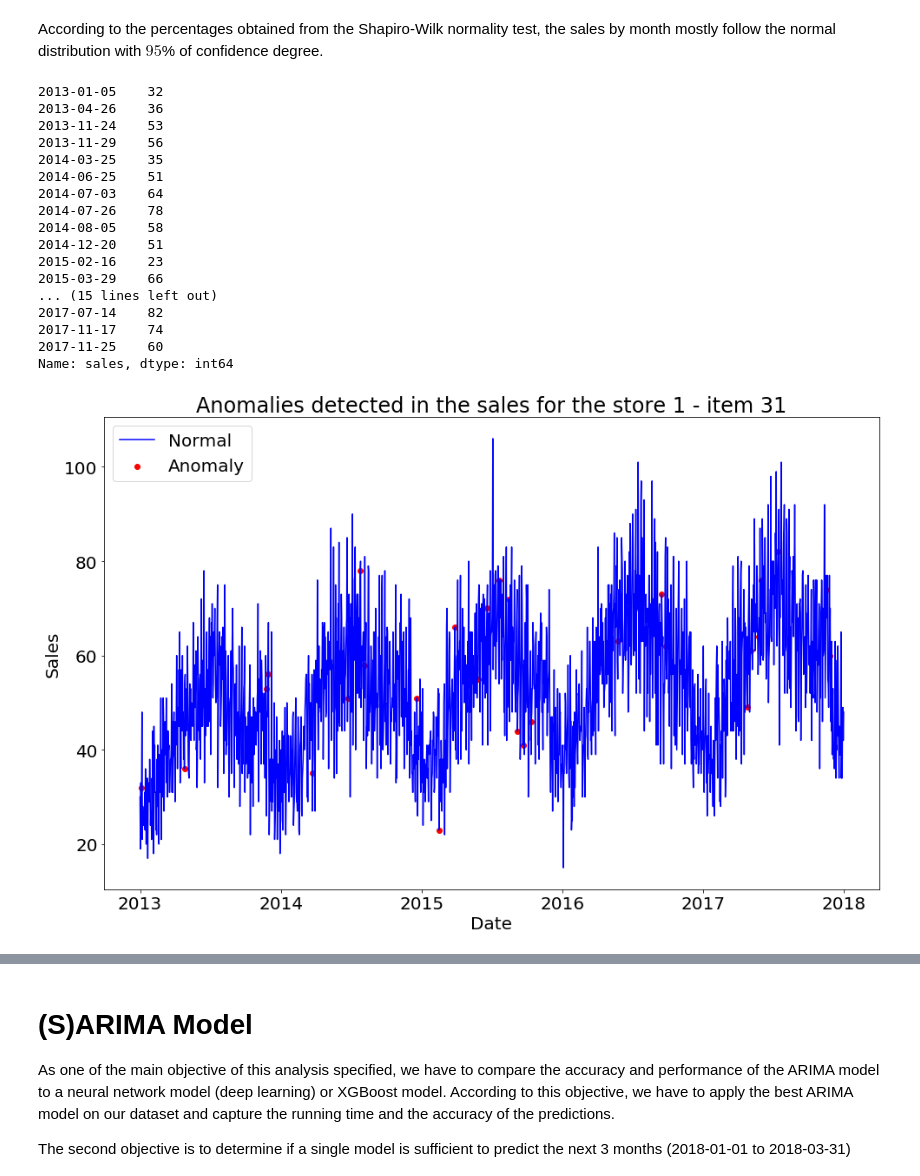
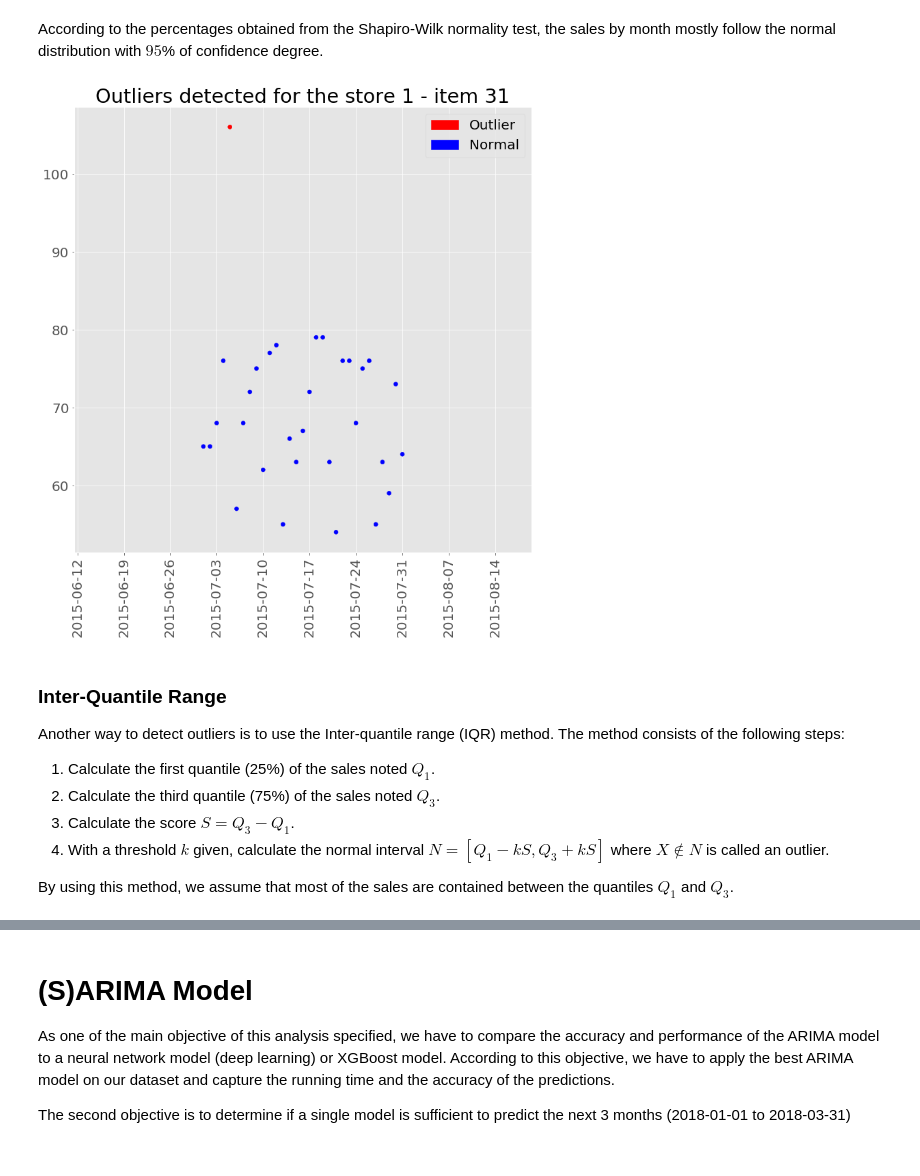
Before and after one commit to glapointe7/StoreItemDemandForecasting, a Jupyter notebook: Store Demand Analysis.ipynb, the cells around one changed output, grey strips where cells are left out. Cells and saved outputs as stored; diff of their text form; code cells hidden in the pictures.

```diff
--- a/Store Demand Analysis.ipynb
+++ b/Store Demand Analysis.ipynb
@@ -187,6 +195,7 @@ train['year'] = train.index.year
 dates = set(store_year_mean.stack().index.get_level_values(2))
 dates = sorted([date.year for date in dates])
 
+plt.style.use('ggplot')
 ax = store_year_mean.plot(kind='bar',
                           stacked=True,
                           title='Mean of sales of all items grouped by year in function of the store')
@@ -330,11 +339,17 @@ We assume that the stores are located in the US. We downloaded the file `usholid
 # %%
 holidays = pandas.read_csv('Dataset/usholidays.csv',
                            usecols=["Date", "Holiday"],
-                           parse_dates=['Date'],
-                           index_col=['Date'])
+                           parse_dates=['Date'])
 
-holidays.columns = holidays.columns.str.replace('Holiday', 'is_holiday')
-train = train.merge(holidays, how='left', left_index=True, right_index=True)
+holidays.columns = ['date', 'is_holiday']
+
+train.reset_index(inplace=True)
+train.columns.str.replace('index', 'date')
+train = pandas.merge(left=train,
+                     right=holidays,
+                     how='left',
+                     on='date',
+                     sort=False).set_index('date')
 train.is_holiday = pandas.notnull(train.is_holiday).astype(int)
 
 item_holidays = train.loc[(train.store == item.store_id) & (train.item == item.item_id) & (train.is_holiday == 1), ['sales']]
@@ -460,24 +458,17 @@ print(str(percentage_of_not_normality) + "% of the samples are not normally dist
 # %% [markdown]
 According to the percentages obtained from the Shapiro-Wilk normality test, the sales by month mostly follow the normal distribution with $95$% of confidence degree.
 # %%
-item_anomalies = train.loc[(train.store == item.store_id) & (train.item == item.item_id), ['store', 'item', 'sales', 'anomaly_normal']]
+#item_anomalies = train.loc[(train.store == item.store_id) & (train.item == item.item_id), ['store', 'item', 'sales', 'year', 'month_number', 'anomaly_normal']]
+item_anomalies = train.loc[(train.store == 1) & (train.item == 31) & (train.year == 2015) & (train.month_number == 7), ['sales', 'anomaly_normal']]
 Anomalies.scatterPlot(item_anomalies, anomaly_type='normal')
 # %% [output]
-2013-01-05    32
-2013-04-26    36
-2013-11-24    53
-2013-11-29    56
-2014-03-25    35
-2014-06-25    51
-2014-07-03    64
-2014-07-26    78
-2014-08-05    58
-2014-12-20    51
-2015-02-16    23
-2015-03-29    66
-... (15 lines left out)
-2017-07-14    82
-2017-11-17    74
-2017-11-25    60
-Name: sales, dtype: int64
-[figure, old version]
+[figure, new version]
+# %% [markdown]
+### Inter-Quantile Range
+Another way to detect outliers is to use the Inter-quantile range (IQR) method. The method consists of the following steps:
+1. Calculate the first quantile (25%) of the sales noted $Q_1$.
+2. Calculate the third quantile (75%) of the sales noted $Q_3$.
+3. Calculate the score $S = Q_3 - Q_1$.
+4. With a threshold $k$ given, calculate the normal interval $N = [Q_1 - kS, Q_3 + kS]$ where $X \not \in N$ is called an outlier.
+
+By using this method, we assume that most of the sales are contained between the quantiles $Q_1$ and $Q_3$.
```
Also changed, not shown: parts of 34 cells of this notebook, 1 other file.
